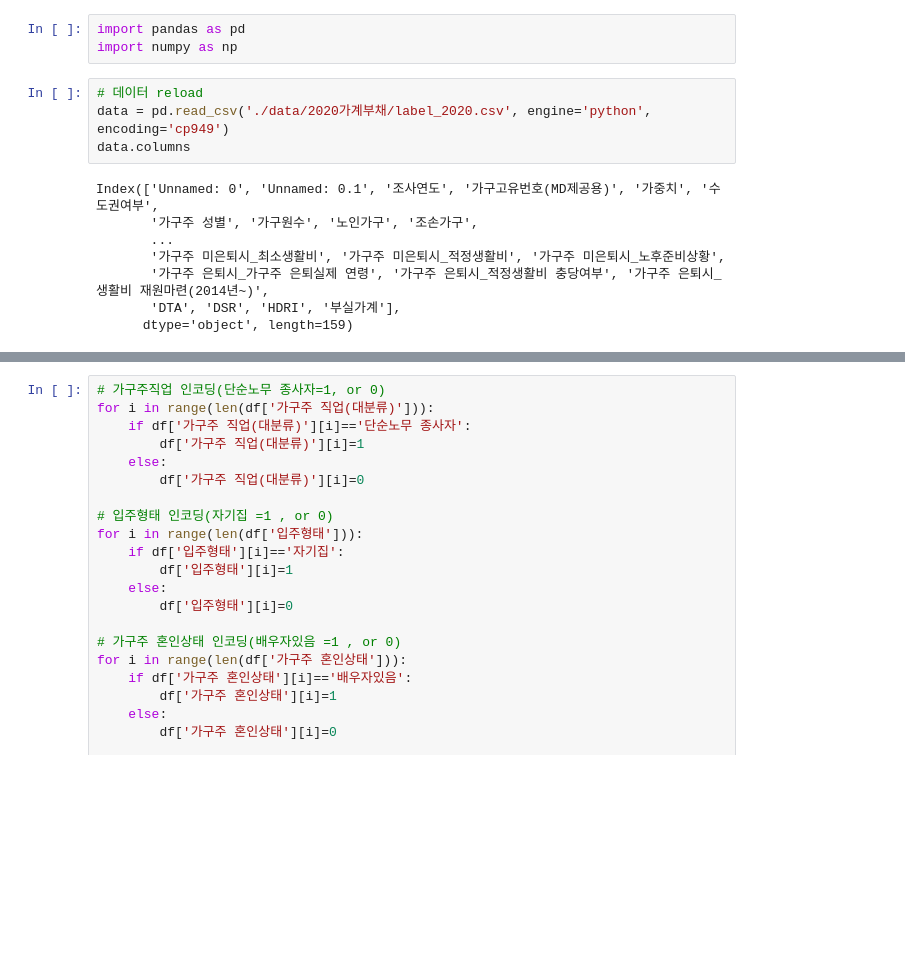
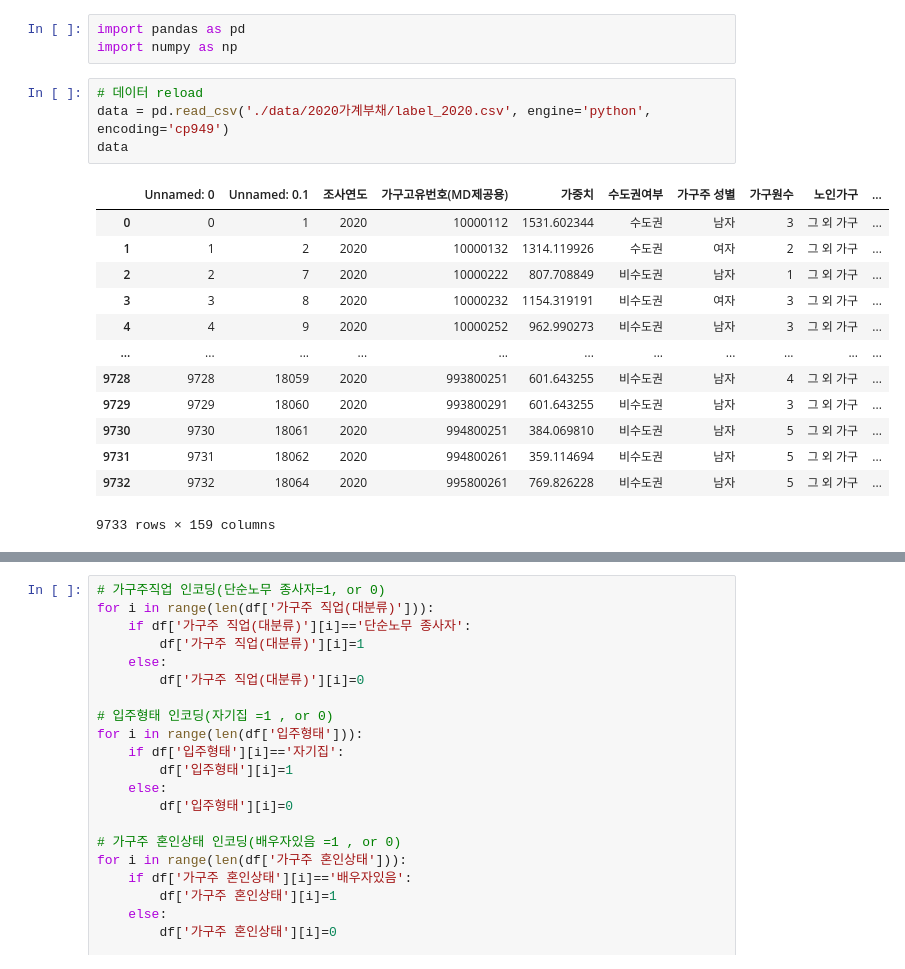
Before and after one commit to dudungE/Competition, a Jupyter notebook: 부실가계2020_전처리,EDA.ipynb, the cells around one changed output, grey strips where cells are left out. Cells and saved outputs as stored; diff of their text form; blank space fills up the shorter version.

```diff
--- a/부실가계2020_전처리,EDA.ipynb
+++ b/부실가계2020_전처리,EDA.ipynb
@@ -298,15 +303,21 @@ import numpy as np
 # %%
 # 데이터 reload
 data = pd.read_csv('./data/2020가계부채/label_2020.csv', engine='python', encoding='cp949')
-data.columns
+data
 # %% [output]
+|  | Unnamed: 0 | Unnamed: 0.1 | 조사연도 | 가구고유번호(MD제공용) | 가중치 | 수도권여부 | 가구주 성별 | 가구원수 | 노인가구 | ... |
+| 0 | 0 | 1 | 2020 | 10000112 | 1531.602344 | 수도권 | 남자 | 3 | 그 외 가구 | ... |
+| 1 | 1 | 2 | 2020 | 10000132 | 1314.119926 | 수도권 | 여자 | 2 | 그 외 가구 | ... |
+| 2 | 2 | 7 | 2020 | 10000222 | 807.708849 | 비수도권 | 남자 | 1 | 그 외 가구 | ... |
+| 3 | 3 | 8 | 2020 | 10000232 | 1154.319191 | 비수도권 | 여자 | 3 | 그 외 가구 | ... |
+| 4 | 4 | 9 | 2020 | 10000252 | 962.990273 | 비수도권 | 남자 | 3 | 그 외 가구 | ... |
+| ... | ... | ... | ... | ... | ... | ... | ... | ... | ... | ... |
+| 9728 | 9728 | 18059 | 2020 | 993800251 | 601.643255 | 비수도권 | 남자 | 4 | 그 외 가구 | ... |
+| 9729 | 9729 | 18060 | 2020 | 993800291 | 601.643255 | 비수도권 | 남자 | 3 | 그 외 가구 | ... |
+| 9730 | 9730 | 18061 | 2020 | 994800251 | 384.069810 | 비수도권 | 남자 | 5 | 그 외 가구 | ... |
+| 9731 | 9731 | 18062 | 2020 | 994800261 | 359.114694 | 비수도권 | 남자 | 5 | 그 외 가구 | ... |
+| 9732 | 9732 | 18064 | 2020 | 995800261 | 769.826228 | 비수도권 | 남자 | 5 | 그 외 가구 | ... |
-Index(['Unnamed: 0', 'Unnamed: 0.1', '조사연도', '가구고유번호(MD제공용)', '가중치', '수도권여부',
-       '가구주 성별', '가구원수', '노인가구', '조손가구',
-       ...
-       '가구주 미은퇴시_최소생활비', '가구주 미은퇴시_적정생활비', '가구주 미은퇴시_노후준비상황',
-       '가구주 은퇴시_가구주 은퇴실제 연령', '가구주 은퇴시_적정생활비 충당여부', '가구주 은퇴시_생활비 재원마련(2014년~)',
-       'DTA', 'DSR', 'HDRI', '부실가계'],
-      dtype='object', length=159)
+9733 rows × 159 columns
 # %%
 # feature slicing
 
```
Also changed, not shown: parts of 6 cells of this notebook, 4 other files.
